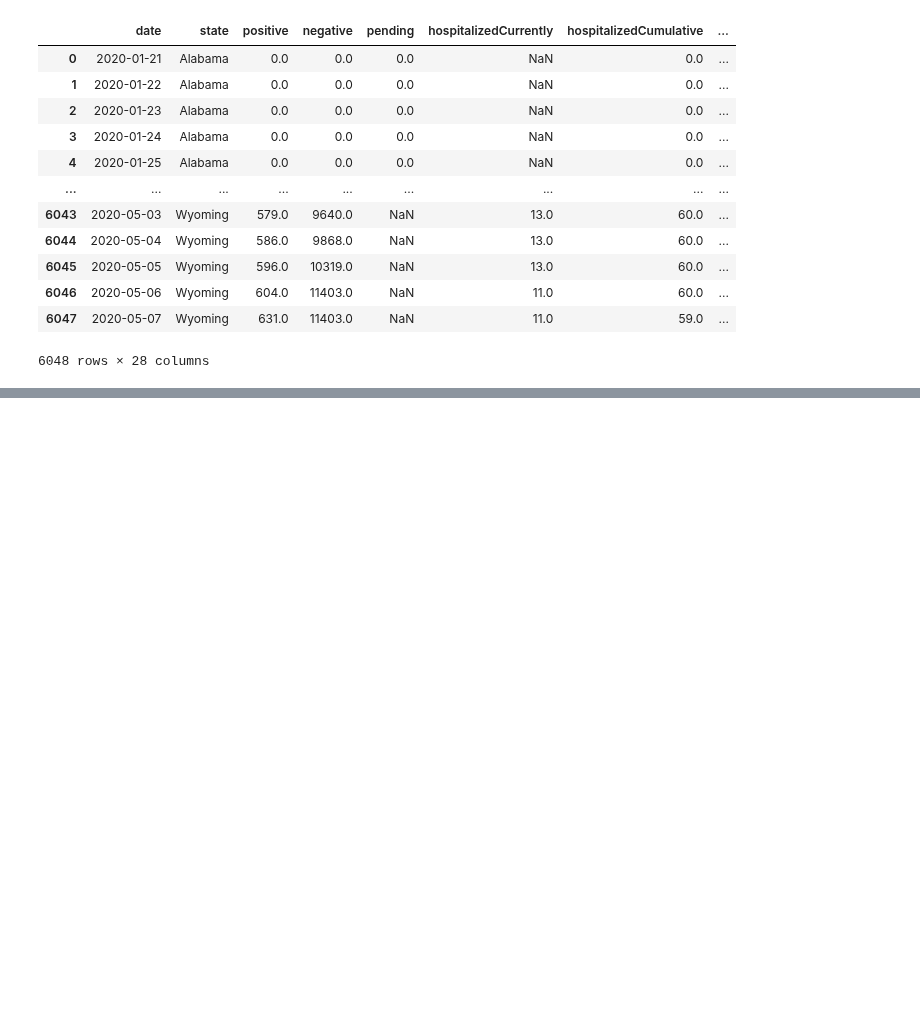
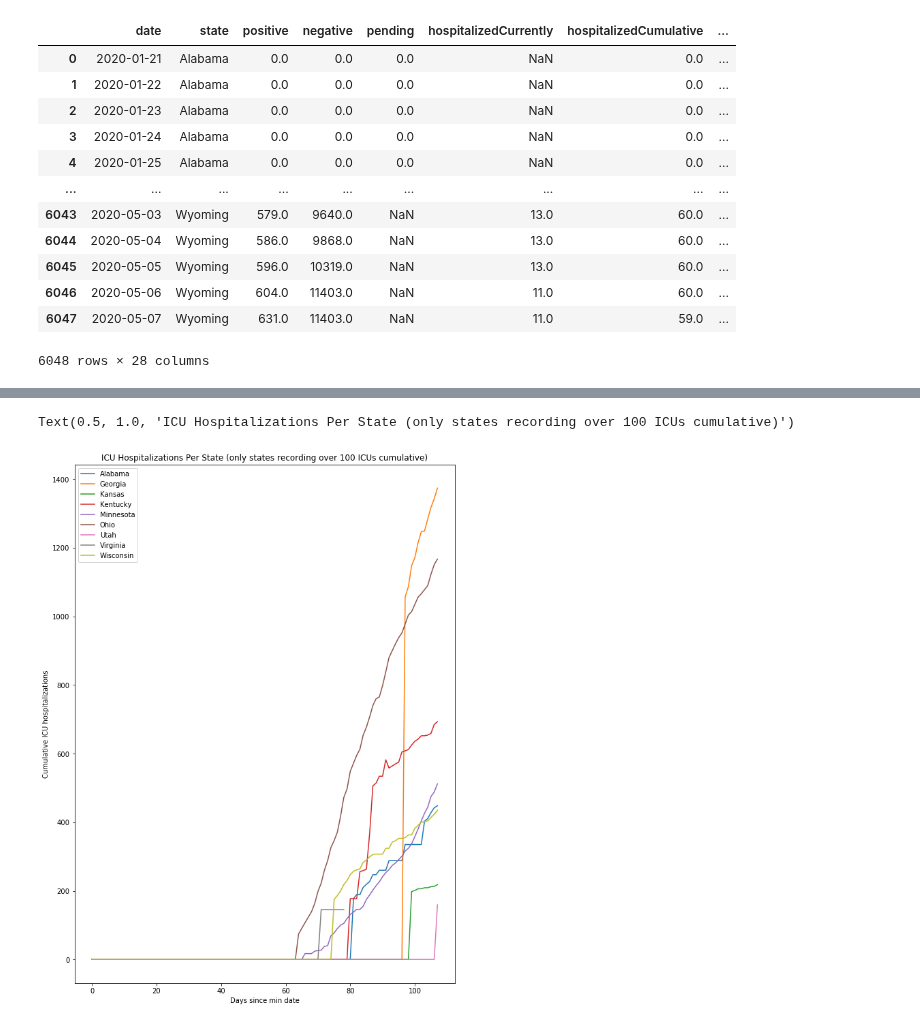
Before and after one commit to spotted-d/RNN_covid19_modeling, a Jupyter notebook: data_extraction/data_extractions_hospitalizations.ipynb, the cells around one changed output, grey strips where cells are left out. Drawn from its saved outputs; the diff is of its cells as text; code cells hidden in the pictures; blank space fills up the shorter version.

```diff
--- a/data_extraction/data_extractions_hospitalizations.ipynb
+++ b/data_extraction/data_extractions_hospitalizations.ipynb
@@ -395,3 +410,17 @@ display(imputed_hosp)
+# %%
+plt.figure(figsize=(10, 14))
+
+for state in states_to_abbrev:
+    cumulative_icu = imputed_hosp[imputed_hosp["state"] == state]["inIcuCumulative"]
+    if cumulative_icu.max() > 100:
+        plt.plot(range(len(cumulative_icu)), cumulative_icu, label=state)
+plt.legend()
+plt.xlabel("Days since min date")
+plt.ylabel("Cumulative ICU hospitalizations")
+plt.title("ICU Hospitalizations Per State (only states recording over 100 ICUs cumulative)")
+# %% [output]
+Text(0.5, 1.0, 'ICU Hospitalizations Per State (only states recording over 100 ICUs cumulative)')
+[figure, added]
 # %%
 # dump to pickle file
 pickle.dump(imputed_hosp, open("../data/covidtracking_historic_states_data.p", "wb" ))
```
Also changed, not shown: parts of 1 cell of this notebook.
